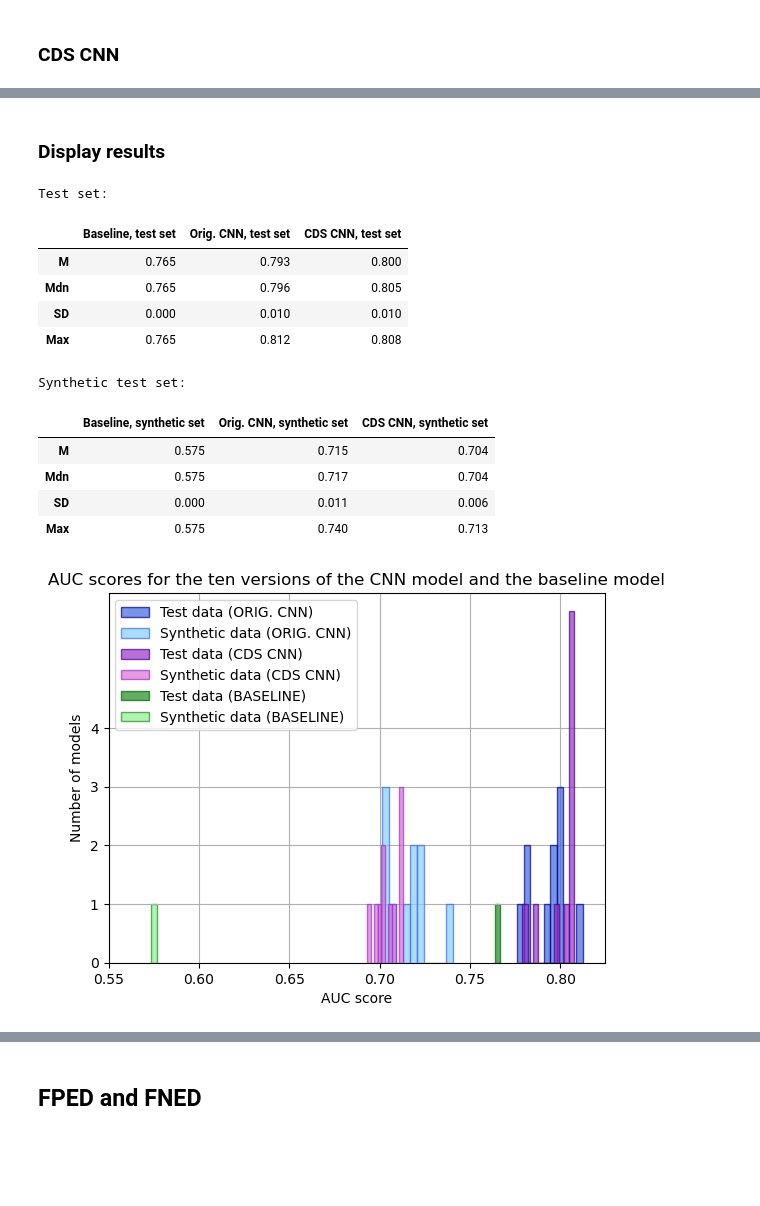
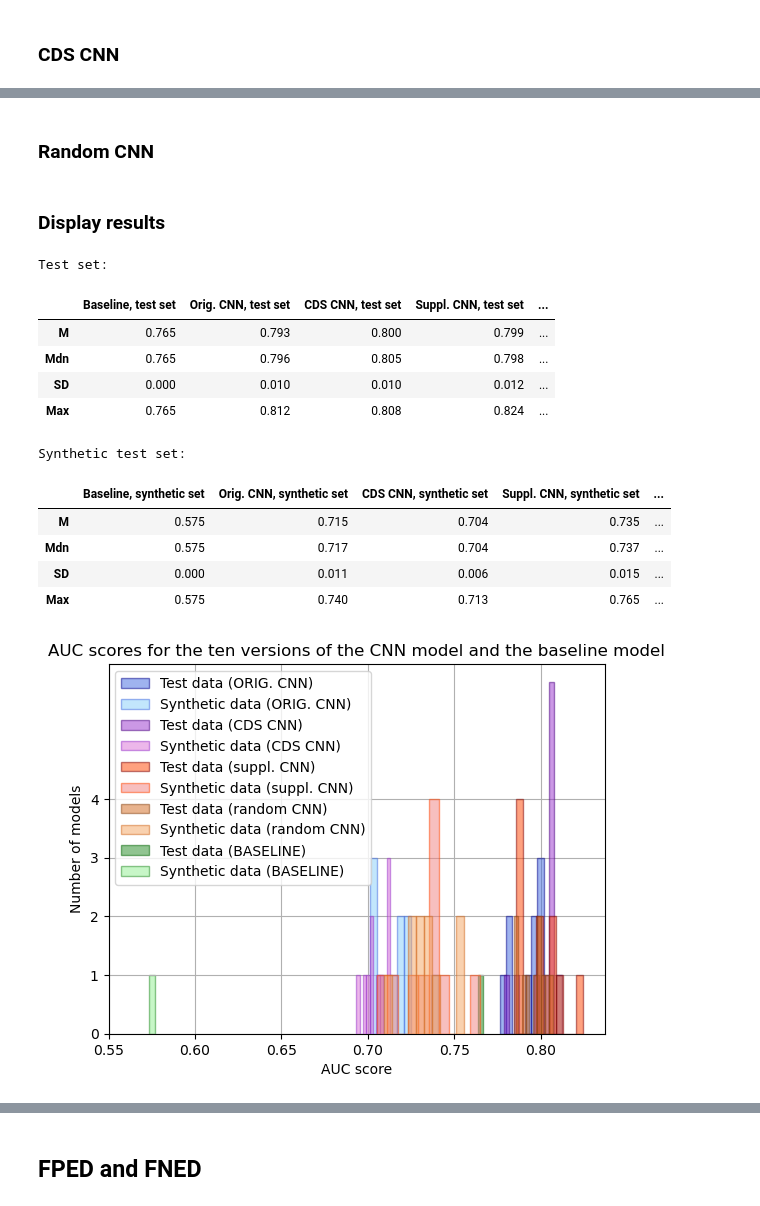
Before and after one commit to MajaMittag/gender-bias_da, a Jupyter notebook: toxicity_detection/unintended_bias_analysis.ipynb, the cells around one changed output, grey strips where cells are left out. Cells and saved outputs as stored; diff of their text form; code cells hidden in the pictures; blank space fills up the shorter version.

Commit message:
unintended bias analysis on new models

```diff
--- a/toxicity_detection/unintended_bias_analysis.ipynb
+++ b/toxicity_detection/unintended_bias_analysis.ipynb
@@ -82,12 +82,12 @@ overall_aucs_synth_baseline = roc_auc_score(y_synth, synth_data["baseline_proba"
 # %% [markdown]
 ### Original CNN
 # %%
-with open("data/overall_aucs_test_orig.pkl", "rb") as f:
+with open(os.getcwd()+"/data/overall_aucs_test_orig.pkl", "rb") as f:
     overall_aucs_test_orig = pickle.load(f) # regular dataset
 overall_aucs_synth_orig = [roc_auc_score(y_synth, synth_data["CNNorig_proba"+str(i)]) for i in range(10)] # synthetic data set
 # %% [markdown]
 ### CDS CNN
 # %%
-with open("data/overall_aucs_test_CDS.pkl", "rb") as f:
+with open(os.getcwd()+"/data/overall_aucs_test_CDS.pkl", "rb") as f:
     overall_aucs_test_CDS = pickle.load(f) # regular dataset
 overall_aucs_synth_CDS = [roc_auc_score(y_synth, synth_data["CNNCDS_proba"+str(i)]) for i in range(10)] # synthetic data set
@@ -94,3 +96,13 @@ overall_aucs_synth_CDS = [roc_auc_score(y_synth, synth_data["CNNCDS_proba"+str(i
+# %%
+with open(os.getcwd()+"/data/overall_aucs_test_suppl.pkl", "rb") as f:
+    overall_aucs_test_suppl = pickle.load(f) # regular dataset
+overall_aucs_synth_suppl = [roc_auc_score(y_synth, synth_data["CNNsuppl_proba"+str(i)]) for i in range(10)] # synthetic data set
+# %% [markdown]
+### Random CNN
+# %%
+with open(os.getcwd()+"/data/overall_aucs_test_random.pkl", "rb") as f:
+    overall_aucs_test_random = pickle.load(f) # regular dataset
+overall_aucs_synth_random = [roc_auc_score(y_synth, synth_data["CNNrandom_proba"+str(i)]) for i in range(10)] # synthetic data set
 # %% [markdown]
 ### Display results
 # %%
@@ -113,6 +125,18 @@ overall_aucs_test = {
         "Mdn": np.median(overall_aucs_test_CDS),
         "SD": np.std(overall_aucs_test_CDS),
         "Max": np.max(overall_aucs_test_CDS)
+        },
+    "Suppl. CNN, test set": {
+        "M": np.mean(overall_aucs_test_suppl),
+        "Mdn": np.median(overall_aucs_test_suppl),
+        "SD": np.std(overall_aucs_test_suppl),
+        "Max": np.max(overall_aucs_test_suppl)
+        },
+    "Random CNN, test set": {
+        "M": np.mean(overall_aucs_test_random),
+        "Mdn": np.median(overall_aucs_test_random),
+        "SD": np.std(overall_aucs_test_random),
+        "Max": np.max(overall_aucs_test_random)
         }
 }
 
@@ -134,6 +158,18 @@ overall_aucs_synth = {
         "Mdn": np.median(overall_aucs_synth_CDS),
         "SD": np.std(overall_aucs_synth_CDS),
         "Max": np.max(overall_aucs_synth_CDS)
+        },
+    "Suppl. CNN, synthetic set": {
+        "M": np.mean(overall_aucs_synth_suppl),
+        "Mdn": np.median(overall_aucs_synth_suppl),
+        "SD": np.std(overall_aucs_synth_suppl),
+        "Max": np.max(overall_aucs_synth_suppl)
+        },
+    "Random CNN, synthetic set": {
+        "M": np.mean(overall_aucs_synth_random),
+        "Mdn": np.median(overall_aucs_synth_random),
+        "SD": np.std(overall_aucs_synth_random),
+        "Max": np.max(overall_aucs_synth_random)
         }
 }
 
@@ -144,43 +180,51 @@ print("\n\nSynthetic test set:")
 display(round(pd.DataFrame(overall_aucs_synth), 3))
 # %% [output]
 Test set:
-|  | Baseline, test set | Orig. CNN, test set | CDS CNN, test set |
-| M | 0.765 | 0.793 | 0.800 |
-| Mdn | 0.765 | 0.796 | 0.805 |
-| SD | 0.000 | 0.010 | 0.010 |
-| Max | 0.765 | 0.812 | 0.808 |
+|  | Baseline, test set | Orig. CNN, test set | CDS CNN, test set | Suppl. CNN, test set | ... |
+| M | 0.765 | 0.793 | 0.800 | 0.799 | ... |
+| Mdn | 0.765 | 0.796 | 0.805 | 0.798 | ... |
+| SD | 0.000 | 0.010 | 0.010 | 0.012 | ... |
+| Max | 0.765 | 0.812 | 0.808 | 0.824 | ... |
 Synthetic test set:
-|  | Baseline, synthetic set | Orig. CNN, synthetic set | CDS CNN, synthetic set |
-| M | 0.575 | 0.715 | 0.704 |
-| Mdn | 0.575 | 0.717 | 0.704 |
-| SD | 0.000 | 0.011 | 0.006 |
-| Max | 0.575 | 0.740 | 0.713 |
+|  | Baseline, synthetic set | Orig. CNN, synthetic set | CDS CNN, synthetic set | Suppl. CNN, synthetic set | ... |
+| M | 0.575 | 0.715 | 0.704 | 0.735 | ... |
+| Mdn | 0.575 | 0.717 | 0.704 | 0.737 | ... |
+| SD | 0.000 | 0.011 | 0.006 | 0.015 | ... |
+| Max | 0.575 | 0.740 | 0.713 | 0.765 | ... |
 # %%
 # plot the AUC scores (histogram)
 plt.grid(zorder=1)
 
 # orig. CNN
-plt.hist(overall_aucs_test_orig, label="Test data (ORIG. CNN)", zorder=2, bins=NUM_MODELS,  edgecolor="darkblue", color="royalblue", alpha=0.7)
-plt.hist(overall_aucs_synth_orig, label="Synthetic data (ORIG. CNN)", zorder=3, bins=NUM_MODELS, edgecolor="royalblue", color="lightskyblue", alpha=0.7)
+plt.hist(overall_aucs_test_orig, label="Test data (ORIG. CNN)", zorder=2, bins=NUM_MODELS,  edgecolor="darkblue", color="royalblue", alpha=0.5)
+plt.hist(overall_aucs_synth_orig, label="Synthetic data (ORIG. CNN)", zorder=3, bins=NUM_MODELS, edgecolor="royalblue", color="lightskyblue", alpha=0.5)
 
 # CDS CNN
-plt.hist(overall_aucs_test_CDS, label="Test data (CDS CNN)", zorder=2, bins=NUM_MODELS,  edgecolor="indigo", color="darkorchid", alpha=0.7)
-plt.hist(overall_aucs_synth_CDS, label="Synthetic data (CDS CNN)", zorder=3, bins=NUM_MODELS, edgecolor="darkorchid", color="orchid", alpha=0.7)
+plt.hist(overall_aucs_test_CDS, label="Test data (CDS CNN)", zorder=2, bins=NUM_MODELS,  edgecolor="indigo", color="darkorchid", alpha=0.5)
+plt.hist(overall_aucs_synth_CDS, label="Synthetic data (CDS CNN)", zorder=3, bins=NUM_MODELS, edgecolor="darkorchid", color="orchid", alpha=0.5)
+
+# Suppl. CNN
+plt.hist(overall_aucs_test_suppl, label="Test data (suppl. CNN)", zorder=2, bins=NUM_MODELS,  edgecolor="maroon", color="orangered", alpha=0.5)
+plt.hist(overall_aucs_synth_suppl, label="Synthetic data (suppl. CNN)", zorder=3, bins=NUM_MODELS, edgecolor="orangered", color="lightcoral", alpha=0.5)
+
+# Random CNN
+plt.hist(overall_aucs_test_random, label="Test data (random CNN)", zorder=2, bins=NUM_MODELS,  edgecolor="saddlebrown", color="chocolate", alpha=0.5)
+plt.hist(overall_aucs_synth_random, label="Synthetic data (random CNN)", zorder=3, bins=NUM_MODELS, edgecolor="chocolate", color="sandybrown", alpha=0.5)
 
 # baseline
-plt.bar(x=overall_aucs_test_baseline, height=1, width=0.003, label="Test data (BASELINE)",edgecolor="darkgreen", color="forestgreen", alpha=0.7)
-plt.bar(x=overall_aucs_synth_baseline, height=1, width=0.003, label="Synthetic data (BASELINE)", edgecolor="forestgreen", color="lightgreen", alpha=0.7)
+plt.bar(x=overall_aucs_test_baseline, height=1, width=0.003, label="Test data (BASELINE)",edgecolor="darkgreen", color="forestgreen", alpha=0.5)
+plt.bar(x=overall_aucs_synth_baseline, height=1, width=0.003, label="Synthetic data (BASELINE)", edgecolor="forestgreen", color="lightgreen", alpha=0.5)
 
 plt.xticks(np.arange(0.55, 0.85, 0.05))
 plt.yticks(np.arange(0, 5, 1))
 
 plt.xlabel("AUC score")
 plt.ylabel("Number of models")
 plt.title("AUC scores for the ten versions of the CNN model and the baseline model")
 
 plt.legend()
 plt.show()
 # %% [output]
-[figure, old version]
+[figure, new version]
 # %%
 # plot the AUC scores (boxplot)
```
Also changed, not shown: parts of 23 cells of this notebook, 12 other files.
